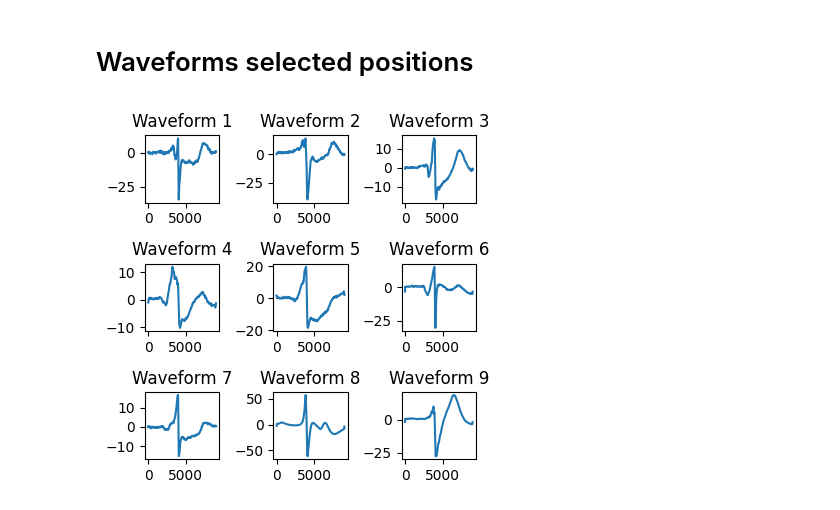
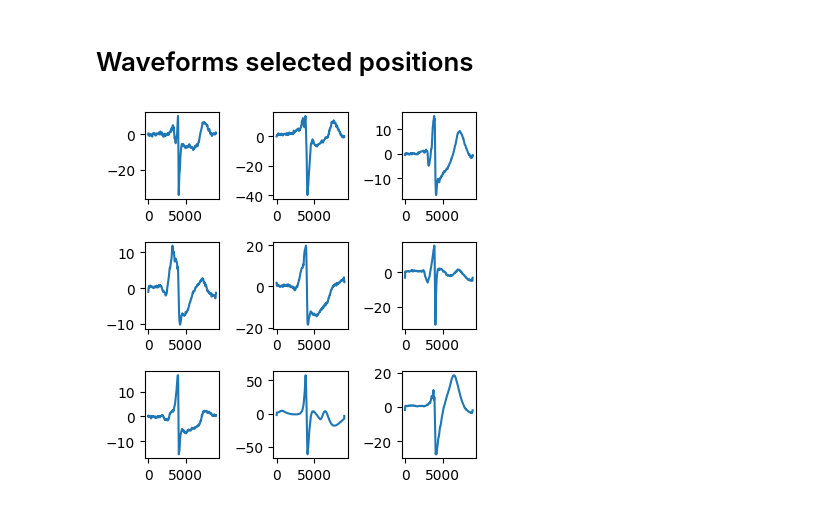
Before and after one commit to LiuLab-Bioelectronics-Harvard/Graphene_seq, a Jupyter notebook: notebooks/Figure5.ipynb, the cells around one changed output. Cells and saved outputs as stored; diff of their text form; code cells hidden in the pictures.

```diff
--- a/notebooks/Figure5.ipynb
+++ b/notebooks/Figure5.ipynb
@@ -279,24 +278,28 @@ cell_interested = [
     'W11D1_Position020_CMEC_10', 'W11D1_Position001_CMEC_66', 'W11D1_Position029_CMEC_30'
 ]
 
-filtered_adata = combined_dataset_W11D1[combined_dataset_W11D1.obs['Unique_cell_id'].isin(cell_interested)].copy()
+filtered_adata = combined_dataset[combined_dataset.obs['Unique_cell_id'].isin(cell_interested)].copy()
+filtered_adata.obs['Unique_cell_id'].tolist()
+
+order_map = {cid: i for i, cid in enumerate(cell_interested)}
+filtered_adata = filtered_adata[
+    filtered_adata.obs['Unique_cell_id'].map(order_map).sort_values().index
+].copy()
 # %%
-waveforms = filtered_adata.uns['spks_mean_denoised']
-
-waveforms = np.array(waveforms)
+waveforms = np.array(filtered_adata.uns['spks_mean_denoised'])
+ordered_ids = filtered_adata.obs['Unique_cell_id'].to_numpy()
 
 n_rows, n_cols = 3, 3
 fig, axes = plt.subplots(n_rows, n_cols, figsize=(4, 4))
 
 for i, ax in enumerate(axes.flat):
     if i < len(waveforms):
-        ax.plot(waveforms[i], label=f"Waveform {i+1}")
-        ax.set_title(f"Waveform {i+1}")
-
+        ax.plot(waveforms[i])
+        #ax.set_title(ordered_ids[i], fontsize=8)
     else:
         ax.axis('off')
 
 plt.tight_layout()
 plt.show()
 # %% [output]
-[figure, old version]
+[figure, new version]
```
Also changed, not shown: parts of 2 cells of this notebook, 19 other files.
